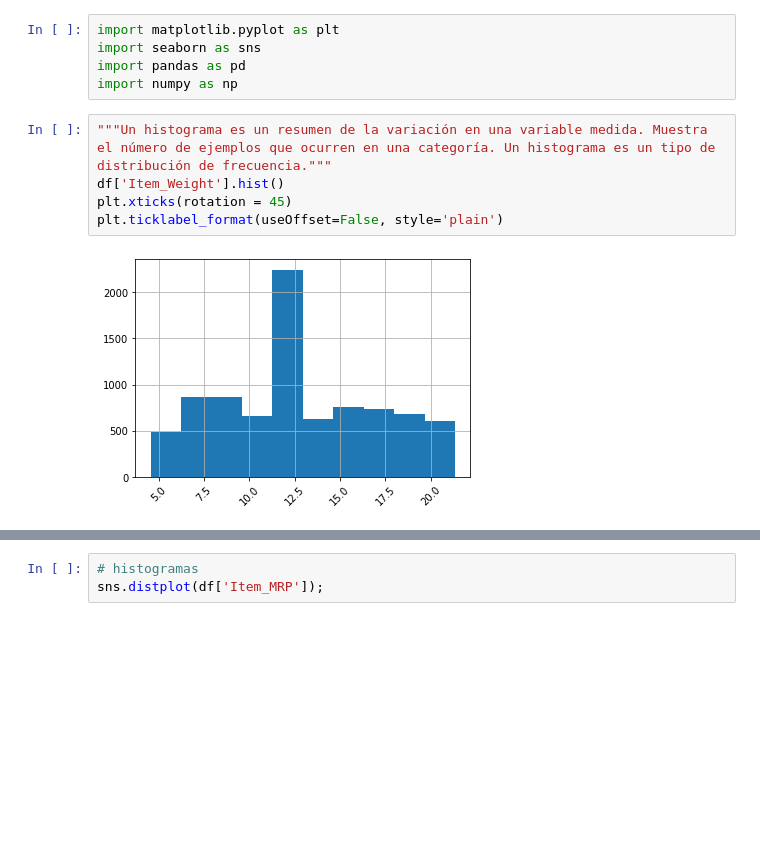
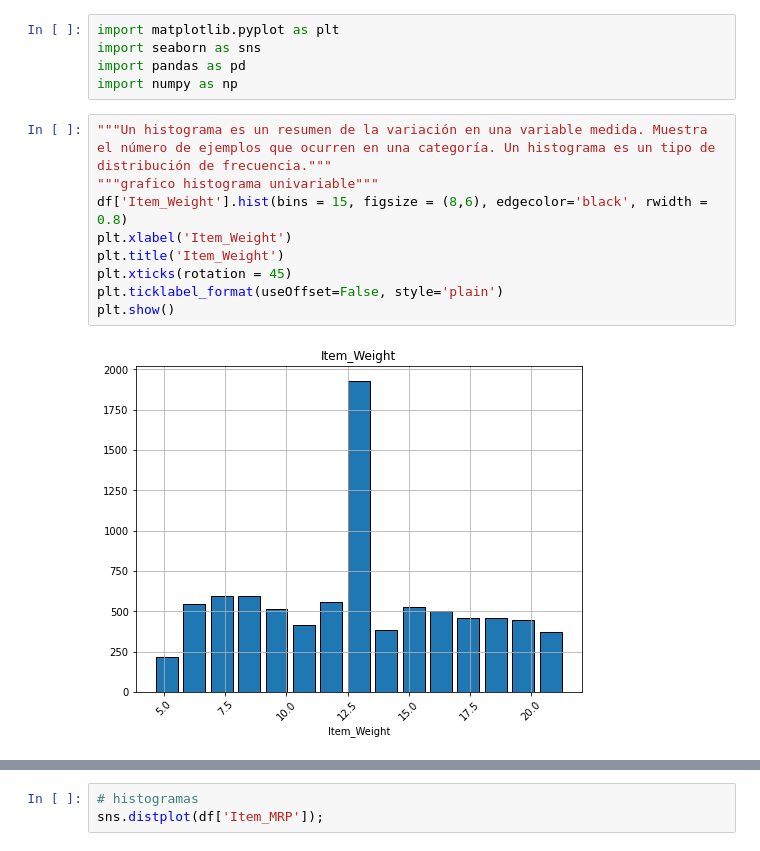
Before and after one commit to cristiank1038/predicciones-ventas-alimenticias, a Jupyter notebook: Actividad_sales_predictions.ipynb, the cells around one changed output, grey strips where cells are left out. Drawn from its saved outputs; the diff is of its cells as text; blank space fills up the shorter version.

```diff
--- a/Actividad_sales_predictions.ipynb
+++ b/Actividad_sales_predictions.ipynb
@@ -274,9 +274,13 @@ import pandas as pd
 import numpy as np
 # %%
 """Un histograma es un resumen de la variación en una variable medida. Muestra el número de ejemplos que ocurren en una categoría. Un histograma es un tipo de distribución de frecuencia."""
-df['Item_Weight'].hist()
+"""grafico histograma univariable"""
+df['Item_Weight'].hist(bins = 15, figsize = (8,6), edgecolor='black', rwidth = 0.8)
+plt.xlabel('Item_Weight')
+plt.title('Item_Weight')
 plt.xticks(rotation = 45)
 plt.ticklabel_format(useOffset=False, style='plain')
+plt.show()
 # %% [output]
-[figure, old version]
+[figure, new version]
 # %%
```
Also changed, not shown: parts of 21 cells of this notebook.
